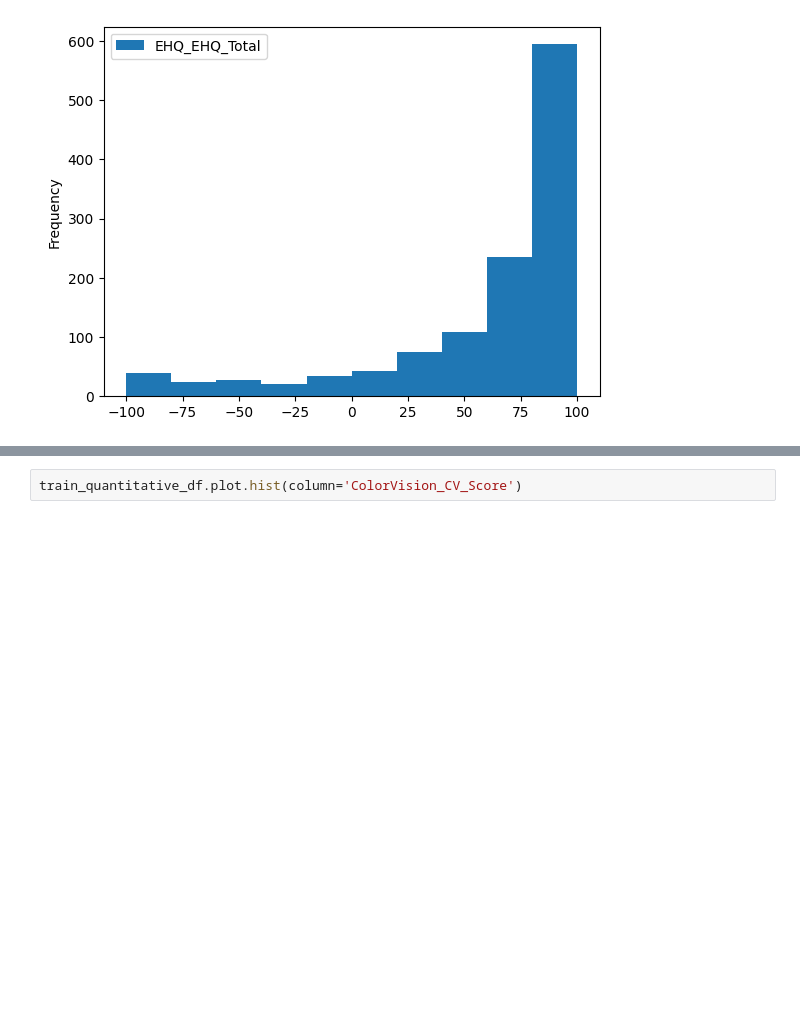
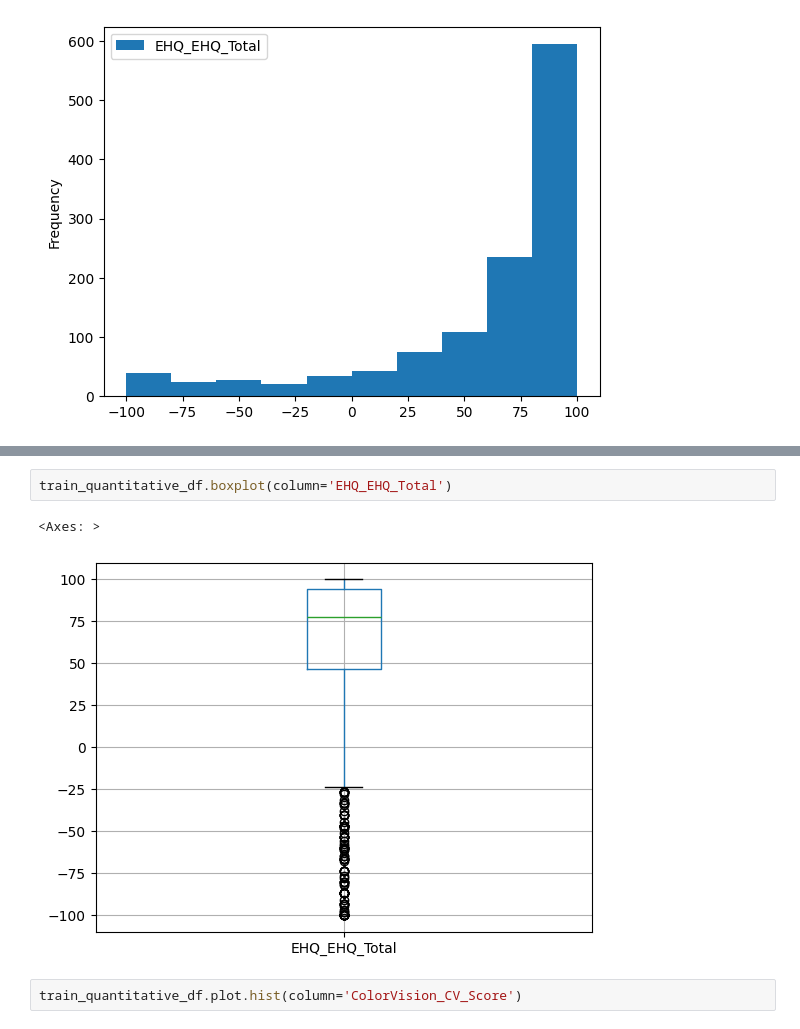
Before and after one commit to AngC1998/WiDS-Datathon-2025, a Jupyter notebook: WiDS_Datathon_2025.ipynb, the cells around one changed output, grey strips where cells are left out. Cells and saved outputs as stored; diff of their text form; blank space fills up the shorter version.

```diff
--- a/WiDS_Datathon_2025.ipynb
+++ b/WiDS_Datathon_2025.ipynb
@@ -364,3 +389,8 @@ train_quantitative_df.plot.hist(column='EHQ_EHQ_Total')
+# %%
+train_quantitative_df.boxplot(column='EHQ_EHQ_Total')
+# %% [output]
+<Axes: >
+[figure, added]
 # %%
 train_quantitative_df.plot.hist(column='ColorVision_CV_Score')
 # %% [output]
```
Also changed, not shown: parts of 57 cells of this notebook.
